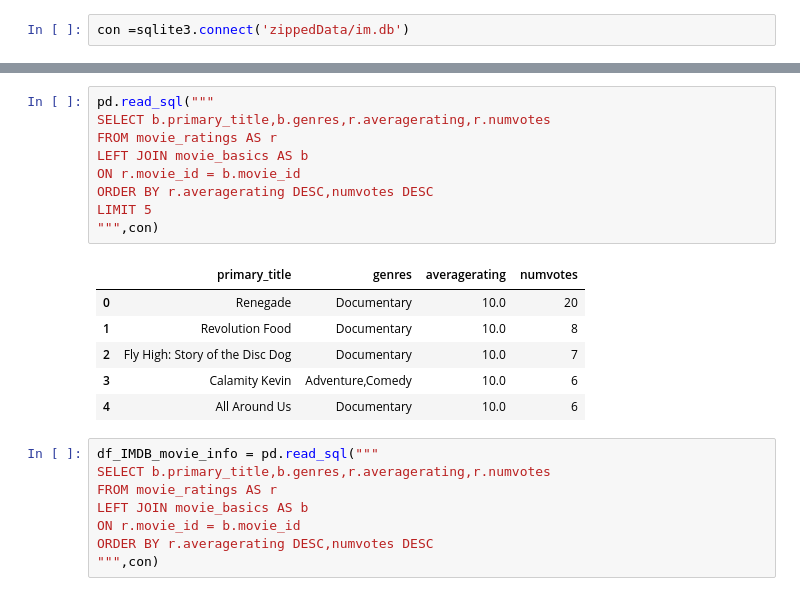
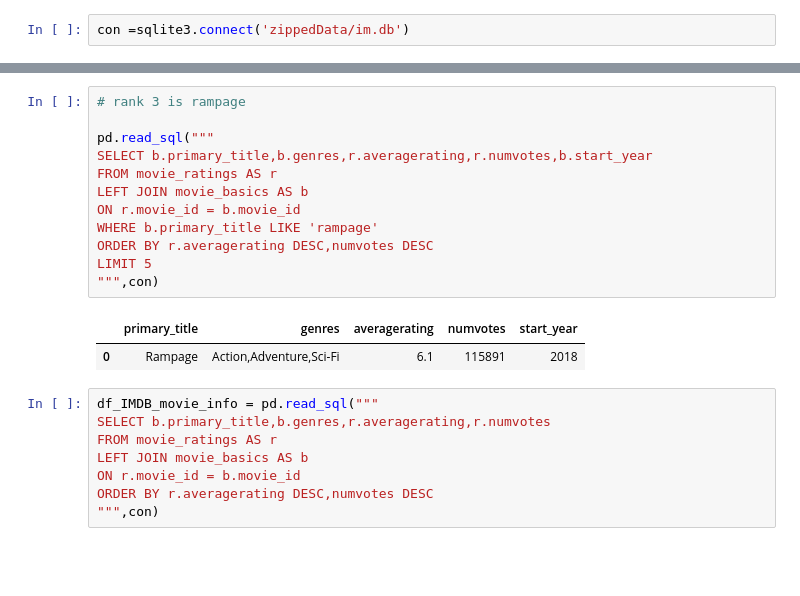
Before and after one commit to learn-co-curriculum/dsc-phase-1-project-v2-4, a Jupyter notebook: Understanding movie data.ipynb, the cells around one changed output, grey strips where cells are left out. Drawn from its saved outputs; the diff is of its cells as text; blank space fills up the shorter version.

```diff
--- a/Understanding movie data.ipynb
+++ b/Understanding movie data.ipynb
@@ -6,19 +42,18 @@ con =sqlite3.connect('zippedData/im.db')
 # %%
+# rank 3 is rampage
+
 pd.read_sql("""
-SELECT b.primary_title,b.genres,r.averagerating,r.numvotes
+SELECT b.primary_title,b.genres,r.averagerating,r.numvotes,b.start_year
 FROM movie_ratings AS r
 LEFT JOIN movie_basics AS b
 ON r.movie_id = b.movie_id
+WHERE b.primary_title LIKE 'rampage'
 ORDER BY r.averagerating DESC,numvotes DESC
 LIMIT 5
 """,con)
 # %% [output]
-|  | primary_title | genres | averagerating | numvotes |
-| 0 | Renegade | Documentary | 10.0 | 20 |
-| 1 | Revolution Food | Documentary | 10.0 | 8 |
-| 2 | Fly High: Story of the Disc Dog | Documentary | 10.0 | 7 |
-| 3 | Calamity Kevin | Adventure,Comedy | 10.0 | 6 |
-| 4 | All Around Us | Documentary | 10.0 | 6 |
+|  | primary_title | genres | averagerating | numvotes | start_year |
+| 0 | Rampage | Action,Adventure,Sci-Fi | 6.1 | 115891 | 2018 |
 # %%
 df_IMDB_movie_info = pd.read_sql("""
 SELECT b.primary_title,b.genres,r.averagerating,r.numvotes
```
Also changed, not shown: parts of 22 cells of this notebook.
